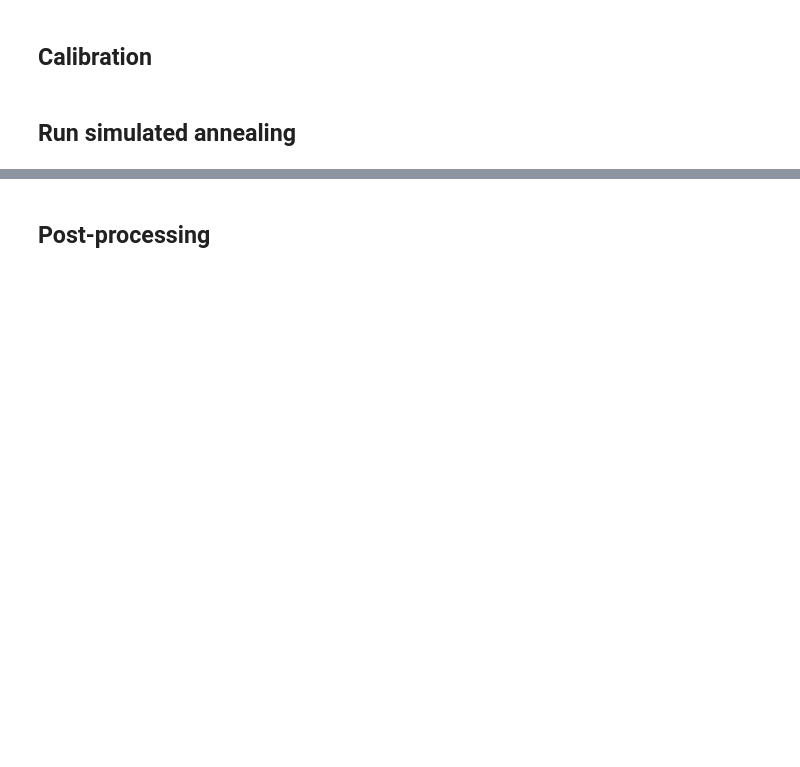
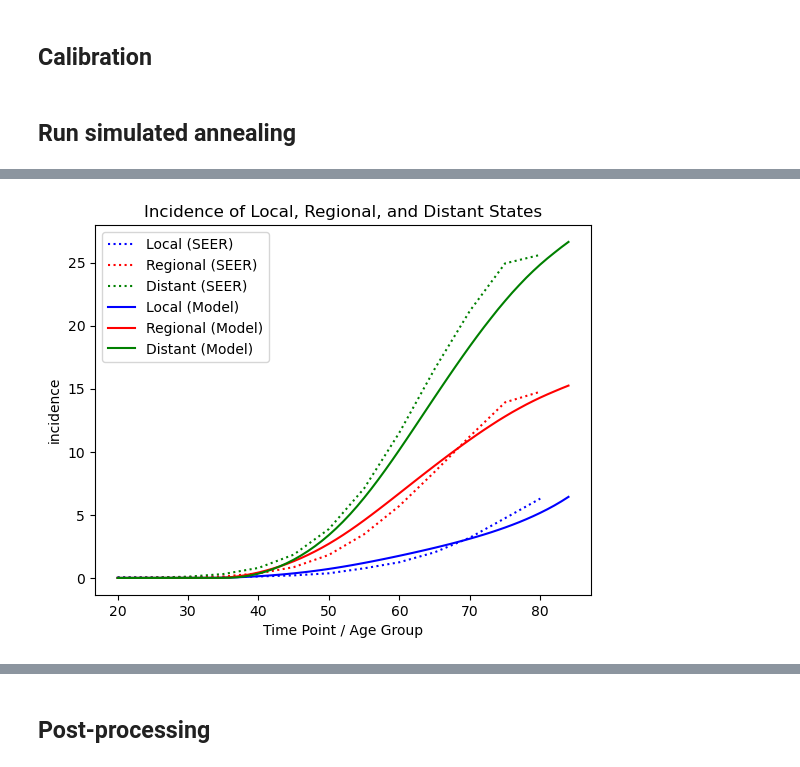
Before and after one commit to CUMC-HIRE/endpac-pancreatic-model, a Jupyter notebook: notebooks/pdac-calibration-age-1y.ipynb, the cells around one changed output, grey strips where cells are left out. Saved outputs shown, nothing was run; the diff lists cells and outputs as text; code cells hidden in the pictures; blank space fills up the shorter version.

```diff
--- a/notebooks/pdac-calibration-age-1y.ipynb
+++ b/notebooks/pdac-calibration-age-1y.ipynb
@@ -318,0 +340,31 @@ Progress report, i = 50000
+# %%
+temp = tmat.copy()
+
+# Healthy to local
+temp[:30, 0, 1] *= 0.2
+temp[30:, 0, 1] *= 1.2
+temp[50:, 0, 1] *= 1.4
+
+# Loc to Reg
+temp[:, 1, 2] = 0.2
+temp[50:, 1, 2] = np.linspace(0.2, 0.05, 15)
+
+# Reg to Dis
+temp[:, 2, 3] = 0.45
+temp[25:35, 2, 3] = np.linspace(0.45, 0.55, 10)
+temp[35:, 2, 3] = 0.55
+temp[50:, 2, 3] = np.linspace(0.55, 0.5, 15)
+
+# Detection
+temp[:, 2, 5] = 0.3
+temp[:, 3, 6] = 0.50
+
+temp = temp[::5,:,:]
+tmat_smoothed = csaps([22.5,27.5,32.5,37.5,42.5,47.5,52.5,57.5,62.5,67.5,72.5,77.5,82.5], temp, axis=0, smooth=0.001)(c.ages_1y)
+tmat_smoothed = add_acm(tmat_smoothed)
+tmat_smoothed = add_csd(tmat_smoothed)
+tmat_smoothed = constrain_matrix(tmat_smoothed)
+tmat_smoothed = row_normalize(tmat_smoothed)
+p.plot_vs_seer(run_markov(tmat_smoothed)[0], c.seer_inc, show_plot=True)
+# %% [output]
+[figure, added]
```
Also changed, not shown: parts of 12 cells of this notebook.
